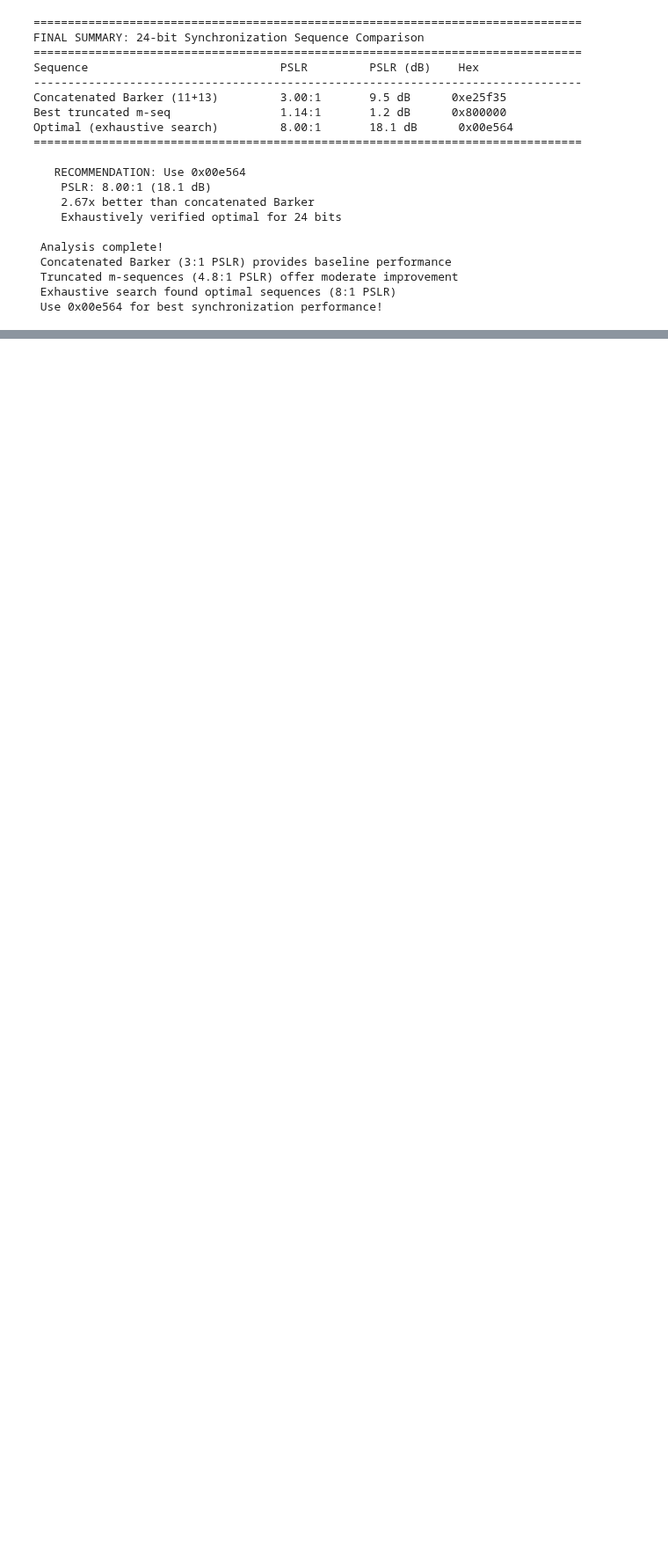
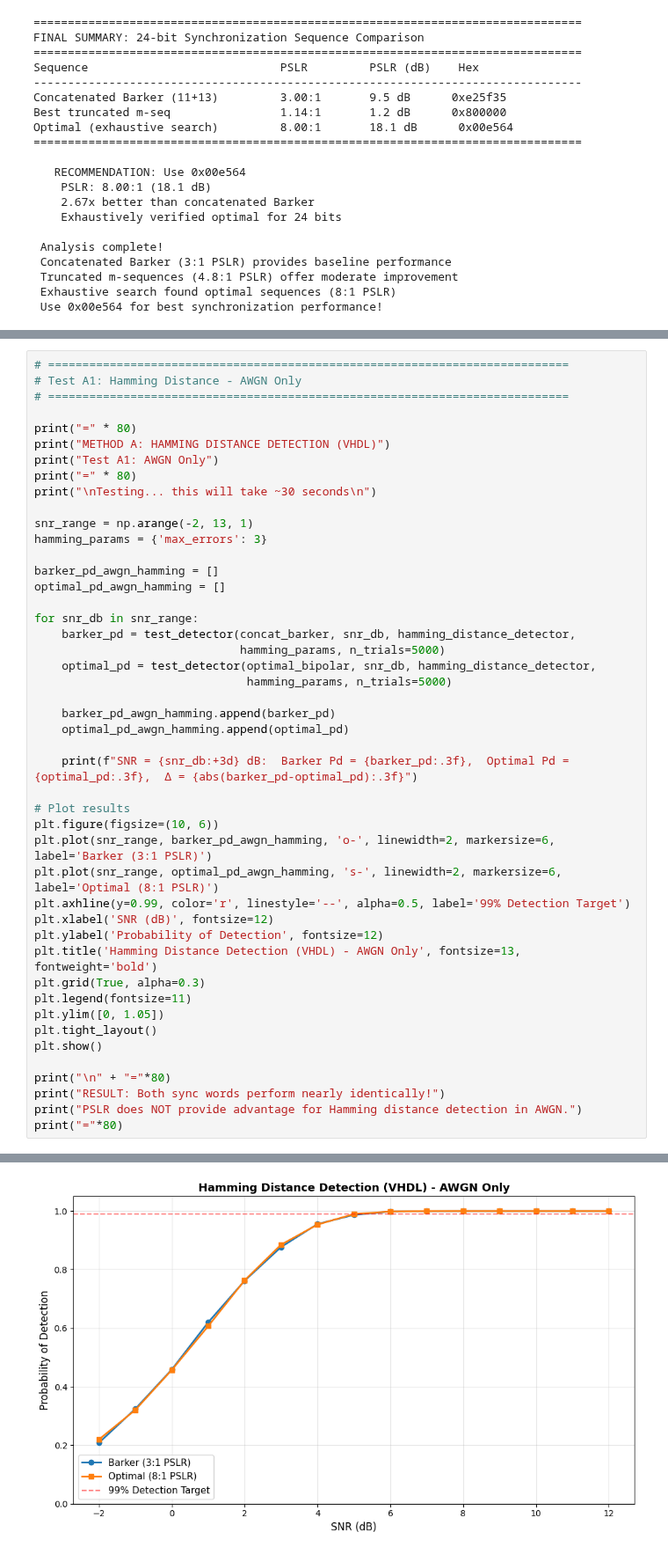
Before and after one commit to OpenResearchInstitute/interlocutor, a Jupyter notebook: OPV_sync_word_study.ipynb, the cells around one changed output, grey strips where cells are left out. Shown at 88% size. Cells and saved outputs as stored; diff of their text form; blank space fills up the shorter version.

```diff
--- a/OPV_sync_word_study.ipynb
+++ b/OPV_sync_word_study.ipynb
@@ -559,0 +696,47 @@ print(f"  Shows progression: m-seq (4.8:1) → Barker (3:1) → Optimal (8:1)")
+# %%
+# ============================================================================
+# Test A1: Hamming Distance - AWGN Only
+# ============================================================================
+
+print("=" * 80)
+print("METHOD A: HAMMING DISTANCE DETECTION (VHDL)")
+print("Test A1: AWGN Only")
+print("=" * 80)
+print("\nTesting... this will take ~30 seconds\n")
+
+snr_range = np.arange(-2, 13, 1)
+hamming_params = {'max_errors': 3}
+
+barker_pd_awgn_hamming = []
+optimal_pd_awgn_hamming = []
+
+for snr_db in snr_range:
+    barker_pd = test_detector(concat_barker, snr_db, hamming_distance_detector,
+                              hamming_params, n_trials=5000)
+    optimal_pd = test_detector(optimal_bipolar, snr_db, hamming_distance_detector,
+                               hamming_params, n_trials=5000)
+
+    barker_pd_awgn_hamming.append(barker_pd)
+    optimal_pd_awgn_hamming.append(optimal_pd)
+
+    print(f"SNR = {snr_db:+3d} dB:  Barker Pd = {barker_pd:.3f},  Optimal Pd = {optimal_pd:.3f},  Δ = {abs(barker_pd-optimal_pd):.3f}")
+
+# Plot results
+plt.figure(figsize=(10, 6))
+plt.plot(snr_range, barker_pd_awgn_hamming, 'o-', linewidth=2, markersize=6, label='Barker (3:1 PSLR)')
+plt.plot(snr_range, optimal_pd_awgn_hamming, 's-', linewidth=2, markersize=6, label='Optimal (8:1 PSLR)')
+plt.axhline(y=0.99, color='r', linestyle='--', alpha=0.5, label='99% Detection Target')
+plt.xlabel('SNR (dB)', fontsize=12)
+plt.ylabel('Probability of Detection', fontsize=12)
+plt.title('Hamming Distance Detection (VHDL) - AWGN Only', fontsize=13, fontweight='bold')
+plt.grid(True, alpha=0.3)
+plt.legend(fontsize=11)
+plt.ylim([0, 1.05])
+plt.tight_layout()
+plt.show()
+
+print("\n" + "="*80)
+print("RESULT: Both sync words perform nearly identically!")
+print("PSLR does NOT provide advantage for Hamming distance detection in AWGN.")
+print("="*80)
+# %% [output]
@@ -559,0 +760 @@ print(f"  Shows progression: m-seq (4.8:1) → Barker (3:1) → Optimal (8:1)")
+[figure, added]
```
Also changed, not shown: parts of 29 cells of this notebook.
